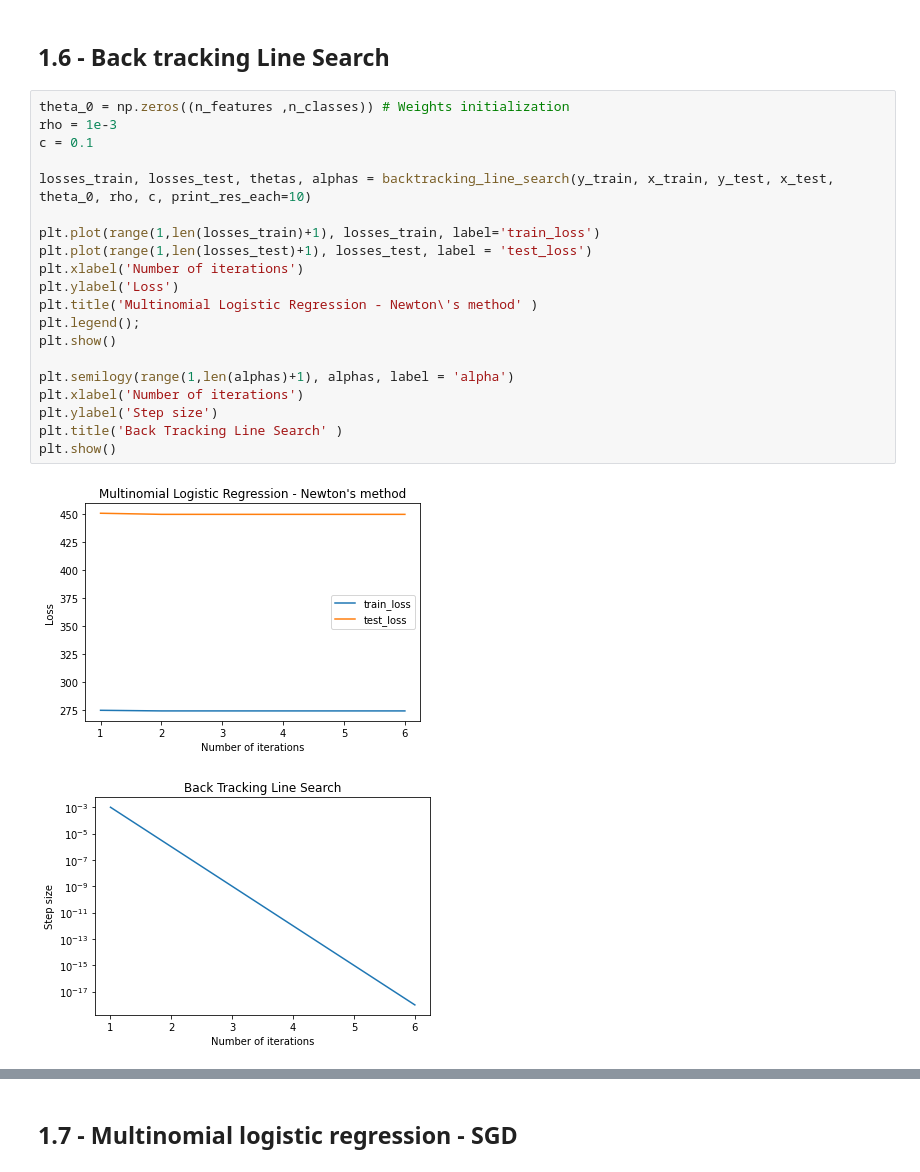
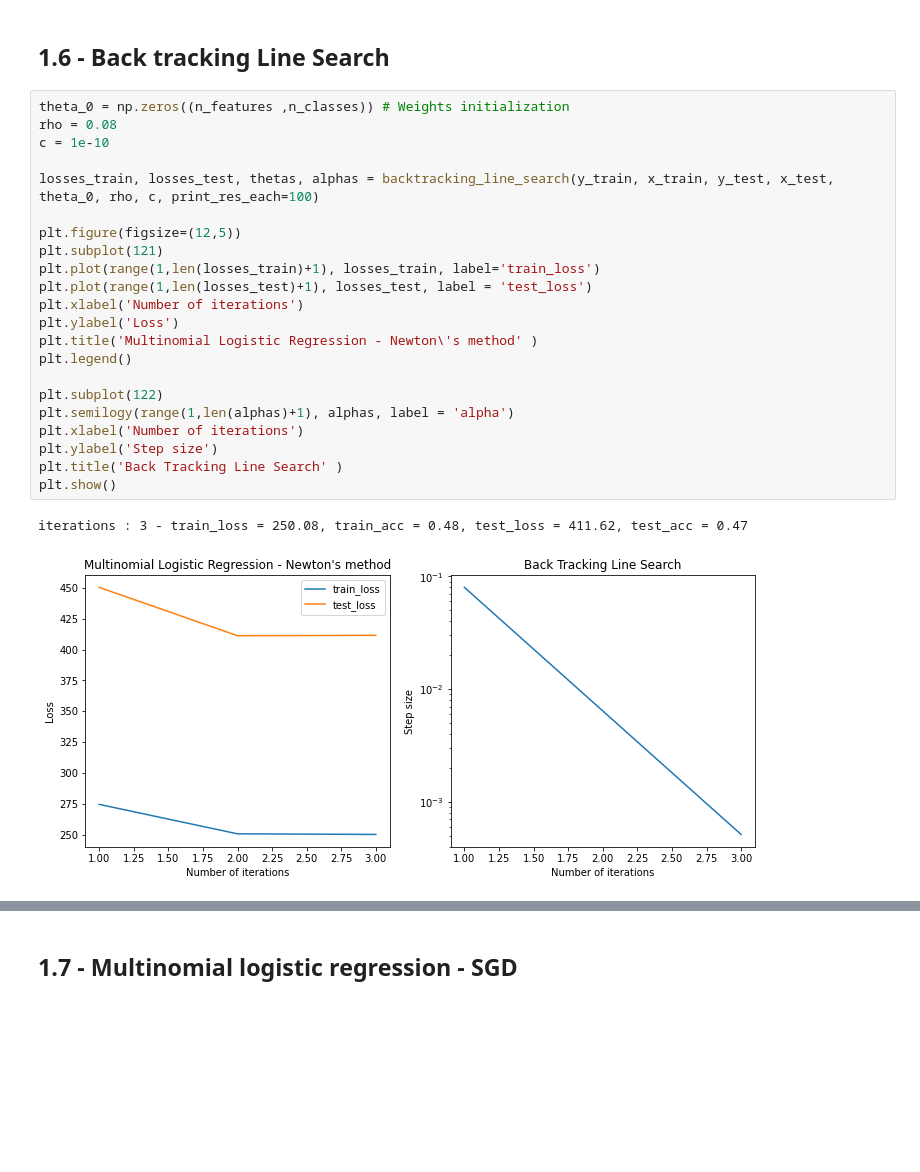
Before and after one commit to emarazz/siml_2019, a Jupyter notebook: H1/notebook.ipynb, the cells around one changed output, grey strips where cells are left out. Drawn from its saved outputs; the diff is of its cells as text; blank space fills up the shorter version.

```diff
--- a/H1/notebook.ipynb
+++ b/H1/notebook.ipynb
@@ -93,24 +90,26 @@ iter : 1000/1000 - train_loss = 33.59, train_acc = 0.95, test_loss = 220.74, tes
 ## 1.6 - Back tracking Line Search
 # %%
 theta_0 = np.zeros((n_features ,n_classes)) # Weights initialization
-rho = 1e-3
-c = 0.1
+rho = 0.08
+c = 1e-10
 
-losses_train, losses_test, thetas, alphas = backtracking_line_search(y_train, x_train, y_test, x_test, theta_0, rho, c, print_res_each=10)
+losses_train, losses_test, thetas, alphas = backtracking_line_search(y_train, x_train, y_test, x_test, theta_0, rho, c, print_res_each=100)
 
+plt.figure(figsize=(12,5))
+plt.subplot(121)
 plt.plot(range(1,len(losses_train)+1), losses_train, label='train_loss')
 plt.plot(range(1,len(losses_test)+1), losses_test, label = 'test_loss')
 plt.xlabel('Number of iterations')
 plt.ylabel('Loss')
 plt.title('Multinomial Logistic Regression - Newton\'s method' )
-plt.legend();
-plt.show()
+plt.legend()
 
+plt.subplot(122)
 plt.semilogy(range(1,len(alphas)+1), alphas, label = 'alpha')
 plt.xlabel('Number of iterations')
 plt.ylabel('Step size')
 plt.title('Back Tracking Line Search' )
 plt.show()
 # %% [output]
+iterations : 3 - train_loss = 250.08, train_acc = 0.48, test_loss = 411.62, test_acc = 0.47
-[figure, old version]
+[figure, new version]
-[figure, removed]
```
Also changed, not shown: parts of 5 cells of this notebook, 1 other file.
